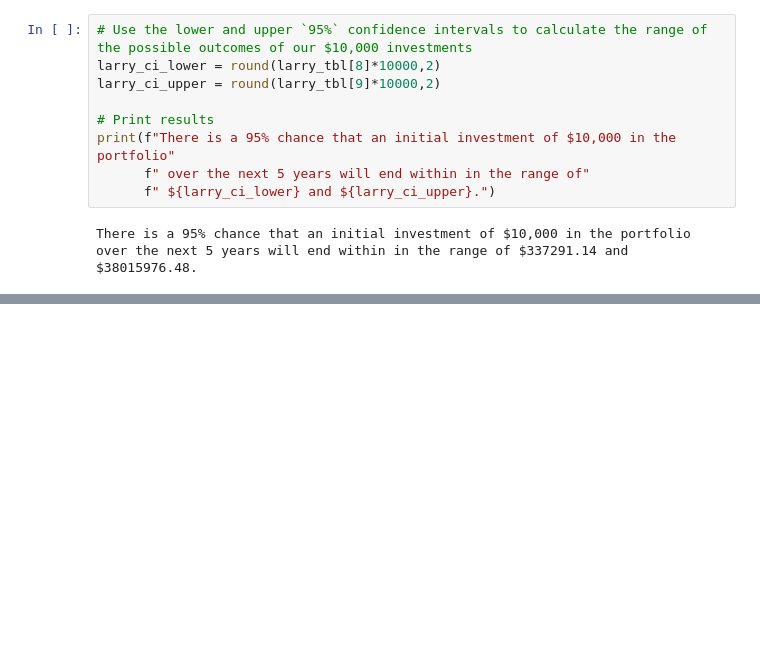
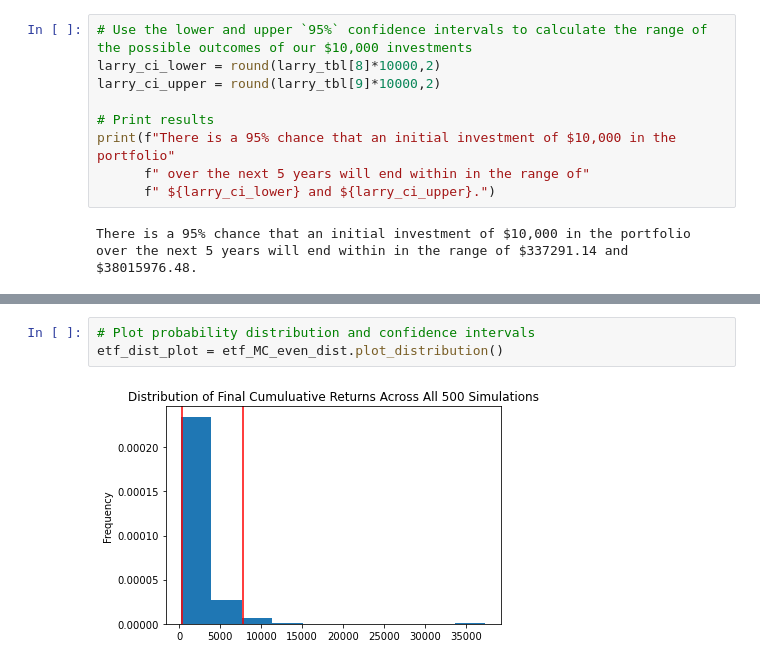
Before and after one commit to whitneydt/Project-FI-Data, a Jupyter notebook: Performance_Data/Joes_and_Larrys.ipynb, the cells around one changed output, grey strips where cells are left out. Cells and saved outputs as stored; diff of their text form; blank space fills up the shorter version.

```diff
--- a/Performance_Data/Joes_and_Larrys.ipynb
+++ b/Performance_Data/Joes_and_Larrys.ipynb
@@ -264,0 +359,5 @@ There is a 95% chance that an initial investment of $10,000 in the portfolio ove
+# %%
+# Plot probability distribution and confidence intervals
+etf_dist_plot = etf_MC_even_dist.plot_distribution()
+# %% [output]
+[figure, added]
```
Also changed, not shown: parts of 8 cells of this notebook.
